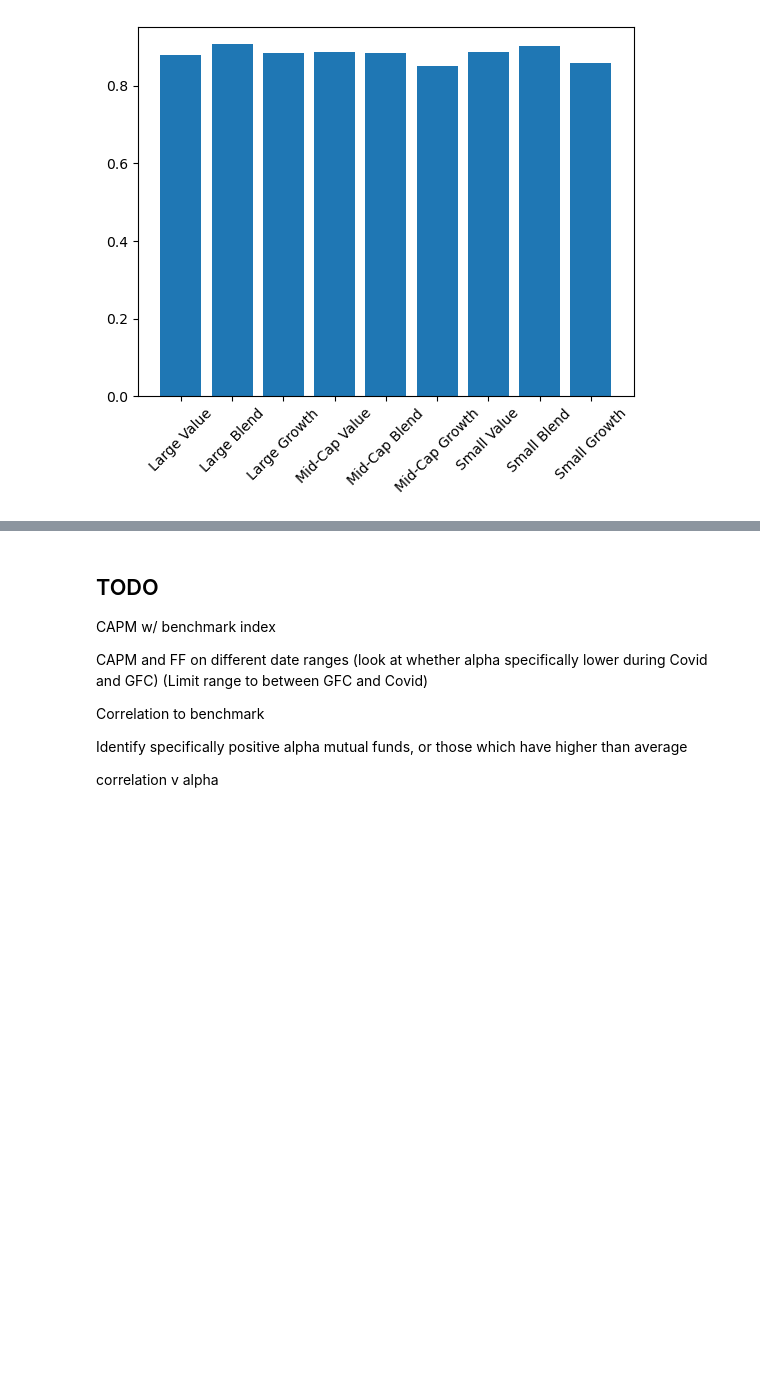
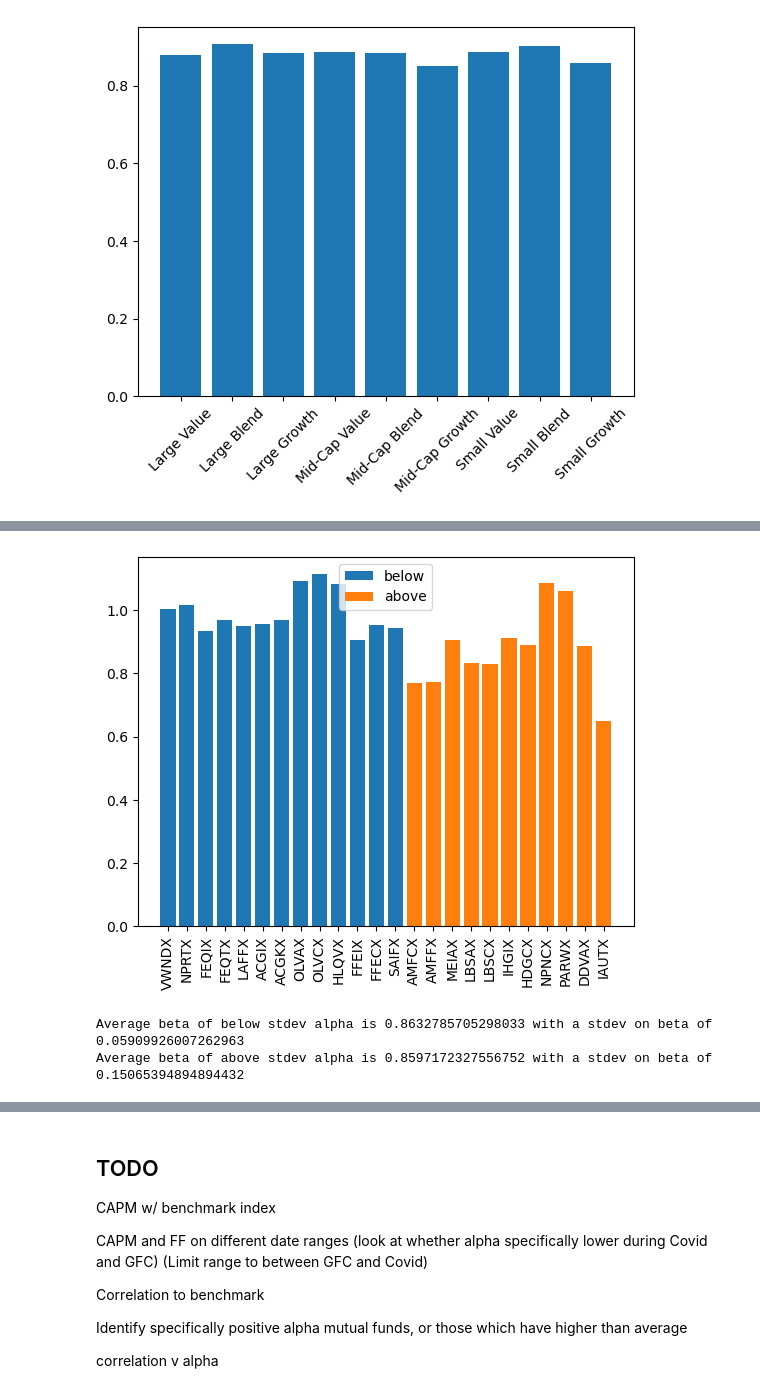
Before and after one commit to earlight/15-4331-final-project, a Jupyter notebook: us_data_analysis.ipynb, the cells around one changed output, grey strips where cells are left out. Cells and saved outputs as stored; diff of their text form; code cells hidden in the pictures; blank space fills up the shorter version.

```diff
--- a/data_analysis.ipynb
+++ b/us_data_analysis.ipynb
@@ -361,0 +467,16 @@ plt.show()
+# %%
+plt.bar(below_std_mf, below_std_beta, label='below')
+plt.bar(above_std_mf, above_std_beta, label='above')
+plt.xticks(rotation=90)
+plt.legend()
+plt.show()
+# %% [output]
+[figure, added]
+# %%
+below_std_corr = [ind_corr[strat][i] for i in below_std_index]
+above_std_corr = [ind_corr[strat][i] for i in above_std_index]
+print(f'Average beta of below stdev alpha is {np.mean(below_std_corr)} with a stdev on beta of {np.std(below_std_corr)}')
+print(f'Average beta of above stdev alpha is {np.mean(above_std_corr)} with a stdev on beta of {np.std(above_std_corr)}')
+# %% [output]
+Average beta of below stdev alpha is 0.8632785705298033 with a stdev on beta of 0.05909926007262963
+Average beta of above stdev alpha is 0.8597172327556752 with a stdev on beta of 0.15065394894894432
```
Also changed, not shown: parts of 28 cells of this notebook.
